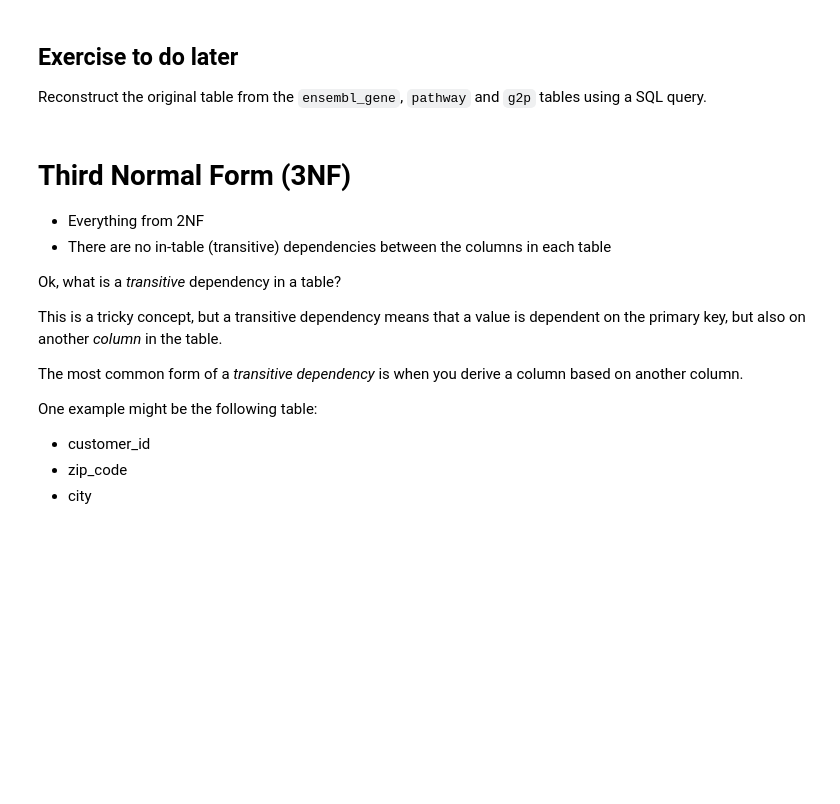
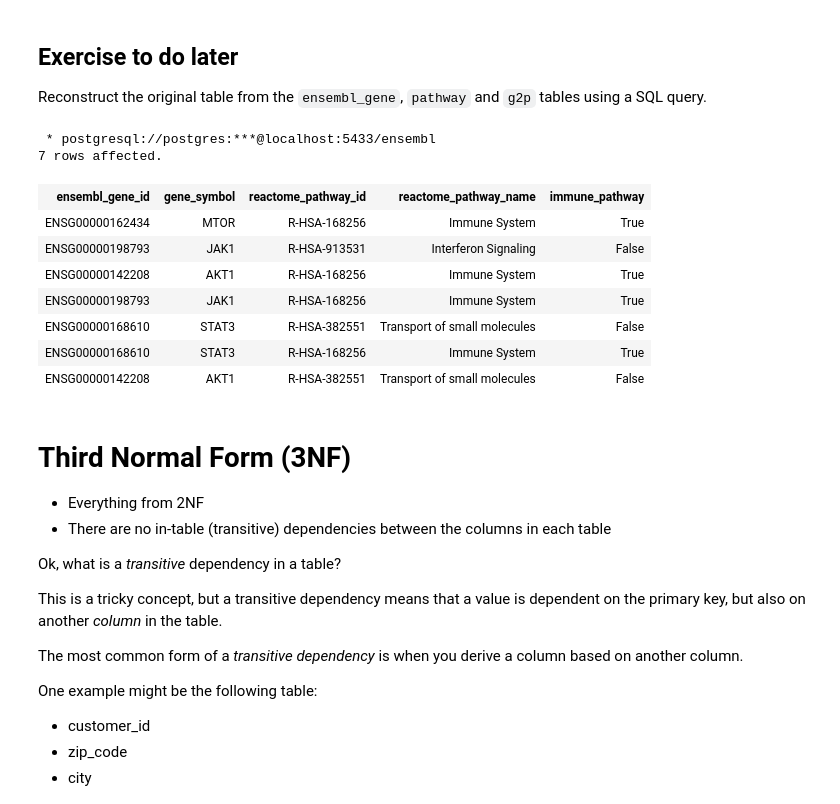
Before and after one commit to laderast/BMI535slides, a Jupyter notebook: 03_database_normalization.ipynb, the cells around one changed output. Cells and saved outputs as stored; diff of their text form; code cells hidden in the pictures; blank space fills up the shorter version.

```diff
--- a/03_database_normalization.ipynb
+++ b/03_database_normalization.ipynb
@@ -314,3 +322,23 @@ Reconstruct the original table from the `ensembl_gene`, `pathway` and `g2p` tabl
+# %%
+%%sql
+    SELECT g.ensembl_gene_id, g.gene_symbol,
+    p.reactome_pathway_id, p.reactome_pathway_name, p.immune_pathway
+    FROM ensembl_gene AS g
+    INNER JOIN g2p
+        ON g.id = g2p.e_gene_id
+    INNER JOIN pathway AS p
+        ON p.id = g2p.r_path_id;
+# %% [output]
+ * postgresql://postgres:***@localhost:5433/ensembl
+7 rows affected.
+| ensembl_gene_id | gene_symbol | reactome_pathway_id | reactome_pathway_name | immune_pathway |
+| ENSG00000162434 | MTOR | R-HSA-168256 | Immune System | True |
+| ENSG00000198793 | JAK1 | R-HSA-913531 | Interferon Signaling | False |
+| ENSG00000142208 | AKT1 | R-HSA-168256 | Immune System | True |
+| ENSG00000198793 | JAK1 | R-HSA-168256 | Immune System | True |
+| ENSG00000168610 | STAT3 | R-HSA-382551 | Transport of small molecules | False |
+| ENSG00000168610 | STAT3 | R-HSA-168256 | Immune System | True |
+| ENSG00000142208 | AKT1 | R-HSA-382551 | Transport of small molecules | False |
 # %% [markdown]
 # Third Normal Form (3NF)
 
```
Also changed, not shown: parts of 11 cells of this notebook.
